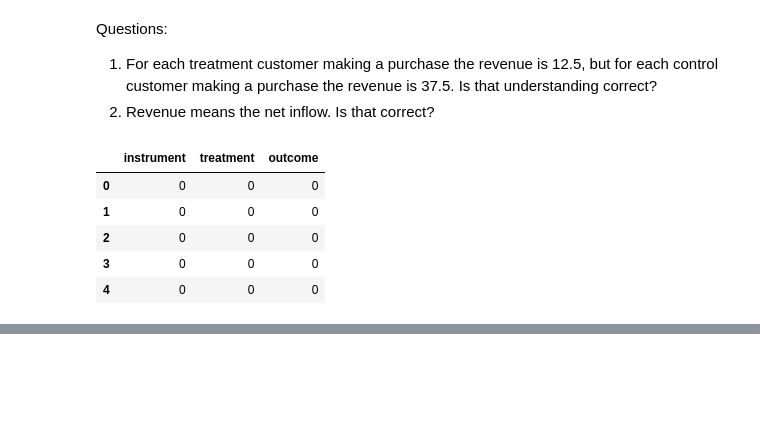
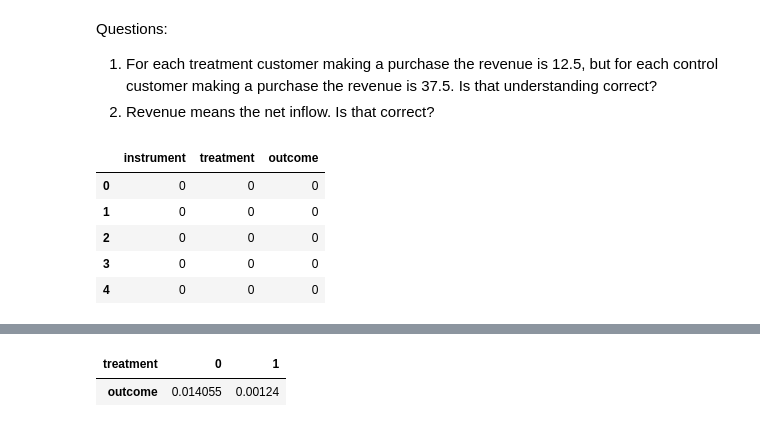
Before and after one commit to ghosh-ayan/causal-analysis-instrumental-variables, a Jupyter notebook: BAX423 HW1.ipynb, the cells around one changed output, grey strips where cells are left out. Cells and saved outputs as stored; diff of their text form; code cells hidden in the pictures; blank space fills up the shorter version.

Commit message:
Modified Instrumental Variable Effect"

```diff
--- a/BAX423 HW1.ipynb
+++ b/BAX423 HW1.ipynb
@@ -359,0 +353,6 @@ ii. Why might these standard errors be biased? What information would you ideall
+# %%
+df_prop_diff3= df_sommer[df_sommer['instrument']==1].groupby('treatment')[['outcome']].mean().T
+df_prop_diff3.head()
+# %% [output]
+| treatment | 0 | 1 |
+| outcome | 0.014055 | 0.00124 |
```
Also changed, not shown: parts of 29 cells of this notebook.
